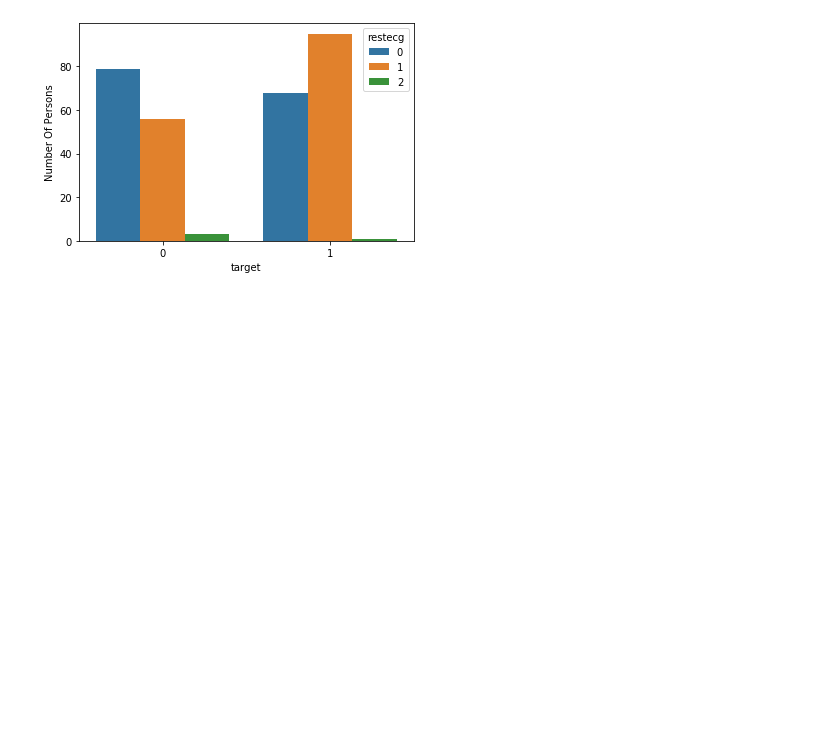
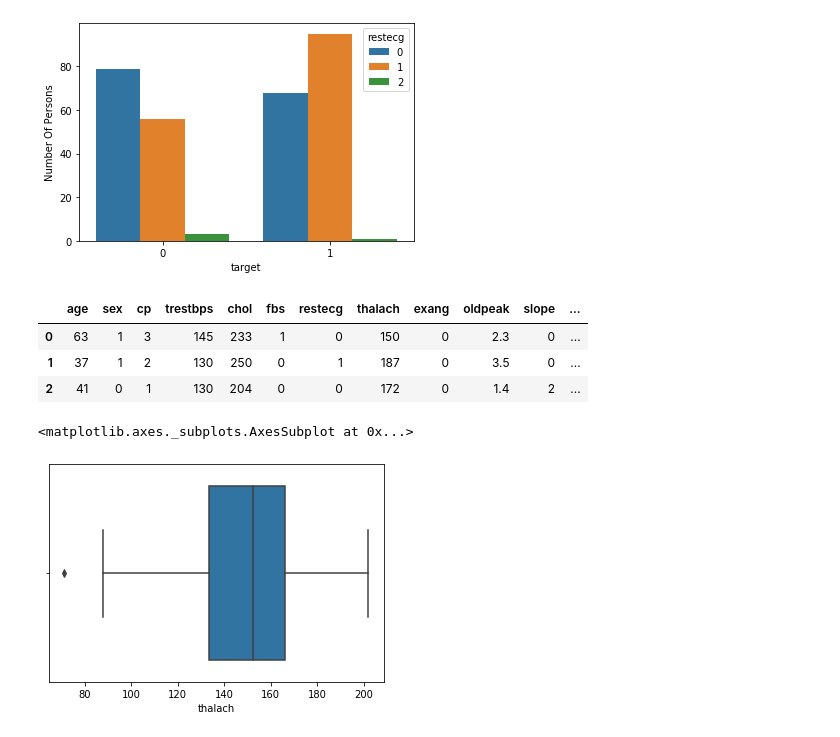
Before and after one commit to abhiraturi/HEART_DISEASE, a Jupyter notebook: Heart_Disease.ipynb, the cells around one changed output. Cells and saved outputs as stored; diff of their text form; code cells hidden in the pictures; blank space fills up the shorter version.

```diff
--- a/Heart_Disease.ipynb
+++ b/Heart_Disease.ipynb
@@ -224,3 +224,16 @@ Text(0, 0.5, 'Number Of Persons')
 #             multiple="stack",
 #             palette="terrain")
 #plt.show()
+# %%
+df.head(3)
+# %% [output]
+|  | age | sex | cp | trestbps | chol | fbs | restecg | thalach | exang | oldpeak | slope | ... |
+| 0 | 63 | 1 | 3 | 145 | 233 | 1 | 0 | 150 | 0 | 2.3 | 0 | ... |
+| 1 | 37 | 1 | 2 | 130 | 250 | 0 | 1 | 187 | 0 | 3.5 | 0 | ... |
+| 2 | 41 | 0 | 1 | 130 | 204 | 0 | 0 | 172 | 0 | 1.4 | 2 | ... |
+# %%
+# Checking for Outliers using box plot for thalach
+sns.boxplot(df['thalach'])
+# %% [output]
+<matplotlib.axes._subplots.AxesSubplot at 0x...>
+[figure, added]
```
Also changed, not shown: parts of 8 cells of this notebook.
